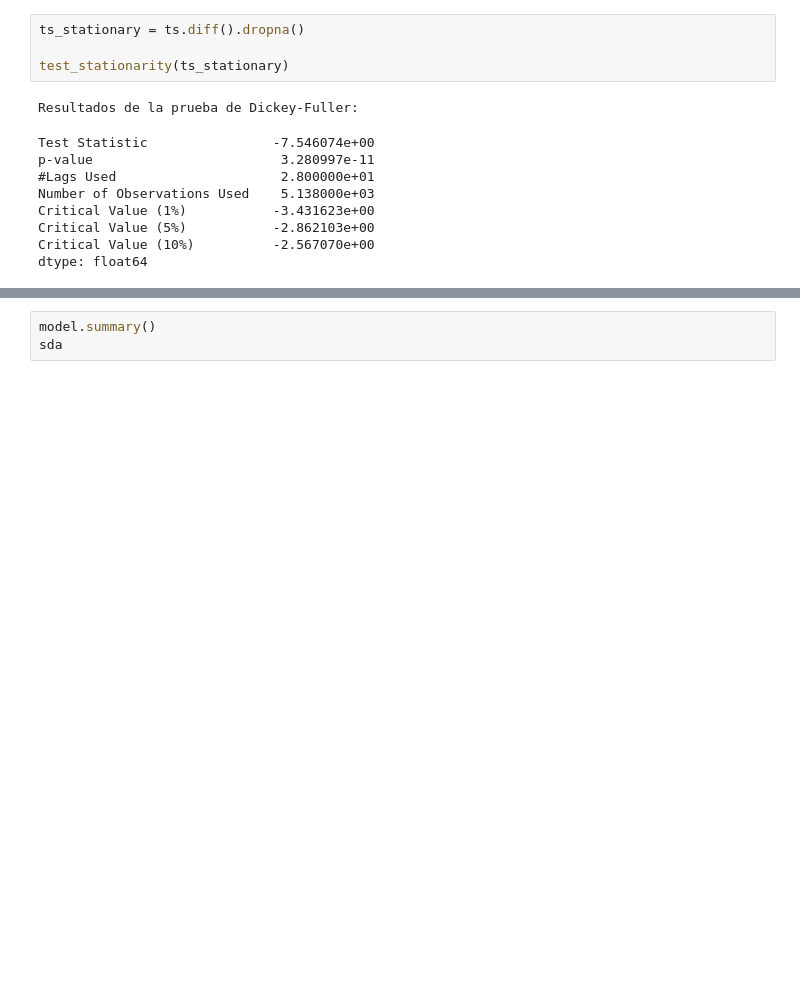
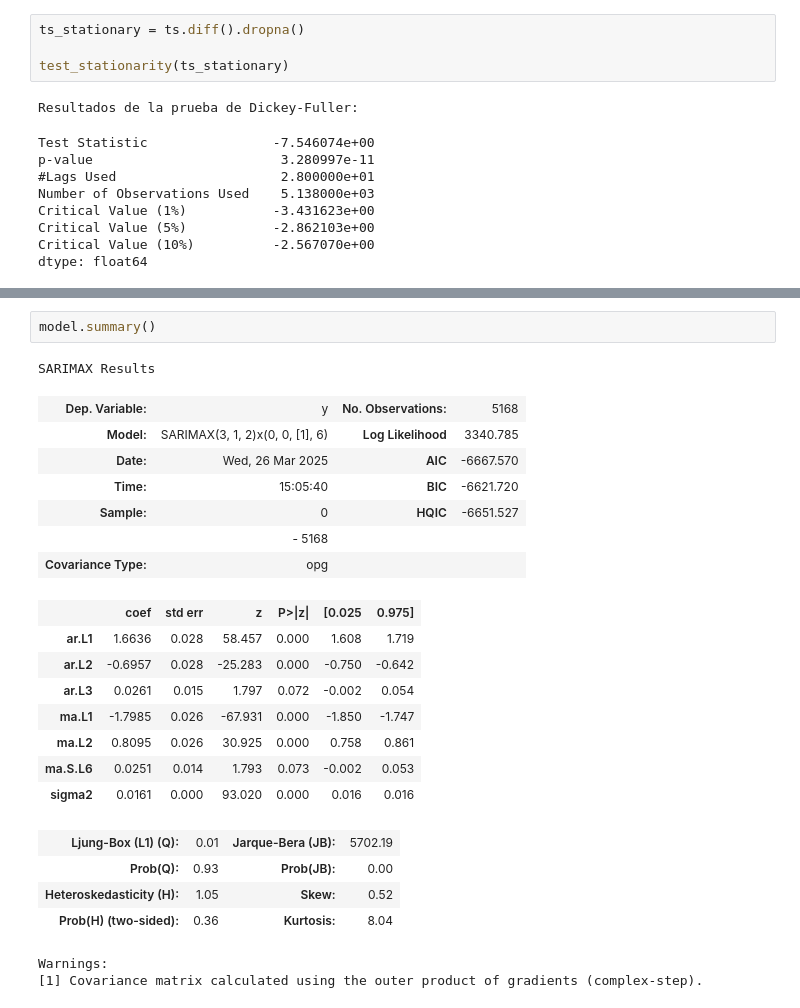
Before and after one commit to aalvarezq/Proyecto-Tutorial-de-Series-Temporales, a Jupyter notebook: src/explore.ipynb, the cells around one changed output, grey strips where cells are left out. Cells and saved outputs as stored; diff of their text form; blank space fills up the shorter version.

```diff
--- a/src/explore.ipynb
+++ b/src/explore.ipynb
@@ -191,6 +206,28 @@ model = auto_arima(ts, seasonal = True, trace = True, m = 12)
 # %%
 model.summary()
-sda
+# %% [output]
+SARIMAX Results
+| Dep. Variable: | y | No. Observations: | 5168 |
+| Model: | SARIMAX(3, 1, 2)x(0, 0, [1], 6) | Log Likelihood | 3340.785 |
+| Date: | Wed, 26 Mar 2025 | AIC | -6667.570 |
+| Time: | 15:05:40 | BIC | -6621.720 |
+| Sample: | 0 | HQIC | -6651.527 |
+|  | - 5168 |  |  |
+| Covariance Type: | opg |  |  |
+|  | coef | std err | z | P>|z| | [0.025 | 0.975] |
+| ar.L1 | 1.6636 | 0.028 | 58.457 | 0.000 | 1.608 | 1.719 |
+| ar.L2 | -0.6957 | 0.028 | -25.283 | 0.000 | -0.750 | -0.642 |
+| ar.L3 | 0.0261 | 0.015 | 1.797 | 0.072 | -0.002 | 0.054 |
+| ma.L1 | -1.7985 | 0.026 | -67.931 | 0.000 | -1.850 | -1.747 |
+| ma.L2 | 0.8095 | 0.026 | 30.925 | 0.000 | 0.758 | 0.861 |
+| ma.S.L6 | 0.0251 | 0.014 | 1.793 | 0.073 | -0.002 | 0.053 |
+| sigma2 | 0.0161 | 0.000 | 93.020 | 0.000 | 0.016 | 0.016 |
+| Ljung-Box (L1) (Q): | 0.01 | Jarque-Bera (JB): | 5702.19 |
+| Prob(Q): | 0.93 | Prob(JB): | 0.00 |
+| Heteroskedasticity (H): | 1.05 | Skew: | 0.52 |
+| Prob(H) (two-sided): | 0.36 | Kurtosis: | 8.04 |
+Warnings:
+[1] Covariance matrix calculated using the outer product of gradients (complex-step).
 # %%
 forecast = model.predict(10)
 forecast
```
Also changed, not shown: parts of 3 cells of this notebook.
